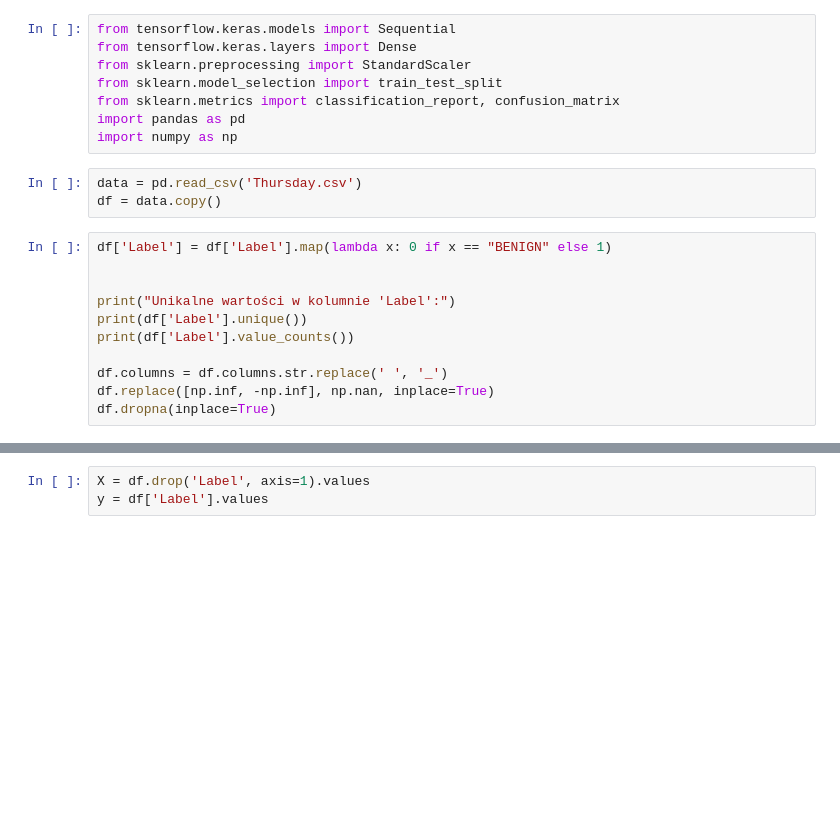
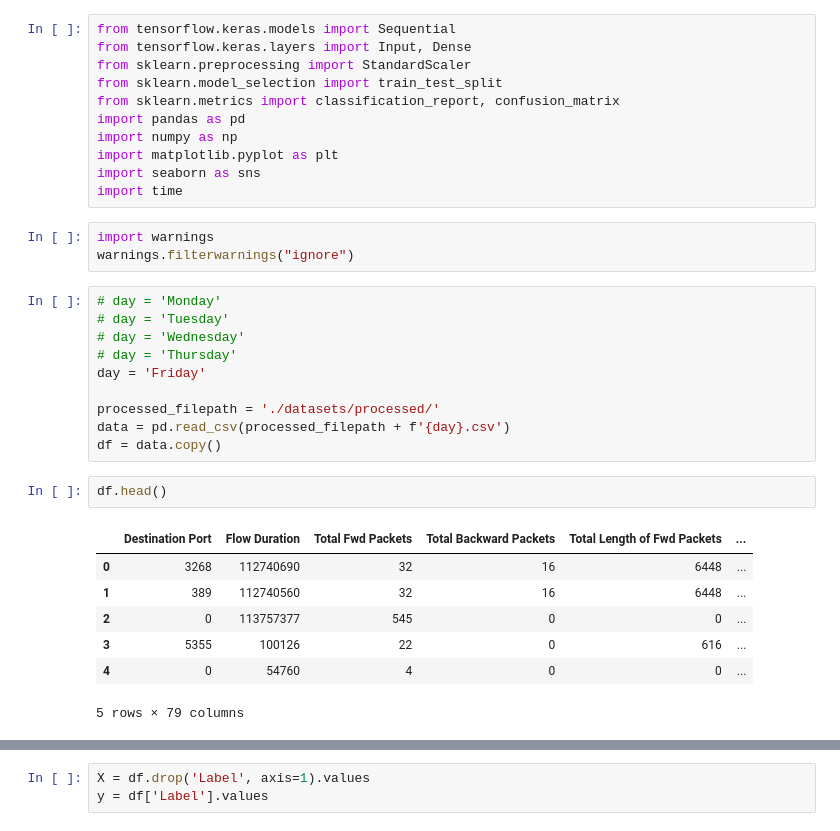
Before and after one commit to PsimonL/PsimonL-Intrusion-Detection-and-Prevention-Masters-s-Thesis, a Jupyter notebook: Algorithms/MLP.ipynb, the cells around one changed output, grey strips where cells are left out. Saved outputs shown, nothing was run; the diff lists cells and outputs as text; blank space fills up the shorter version.

```diff
--- a/Algorithms/MLP.ipynb
+++ b/Algorithms/MLP.ipynb
@@ -1,22 +1,34 @@
 # %%
 from tensorflow.keras.models import Sequential
-from tensorflow.keras.layers import Dense
+from tensorflow.keras.layers import Input, Dense
 from sklearn.preprocessing import StandardScaler
 from sklearn.model_selection import train_test_split
 from sklearn.metrics import classification_report, confusion_matrix
 import pandas as pd
 import numpy as np
+import matplotlib.pyplot as plt
+import seaborn as sns
+import time
-# %%
-data = pd.read_csv('Thursday.csv')
-df = data.copy()
-# %%
-df['Label'] = df['Label'].map(lambda x: 0 if x == "BENIGN" else 1)
-
-
-print("Unikalne wartości w kolumnie 'Label':")
-print(df['Label'].unique())
-print(df['Label'].value_counts())
-
-df.columns = df.columns.str.replace(' ', '_')
-df.replace([np.inf, -np.inf], np.nan, inplace=True)
-df.dropna(inplace=True)
+# %%
+import warnings
+warnings.filterwarnings("ignore")
+# %%
+# day = 'Monday'
+# day = 'Tuesday'
+# day = 'Wednesday'
+# day = 'Thursday'
+day = 'Friday'
+
+processed_filepath = './datasets/processed/'
+data = pd.read_csv(processed_filepath + f'{day}.csv')
+df = data.copy()
+# %%
+df.head()
+# %% [output]
+|  | Destination Port | Flow Duration | Total Fwd Packets | Total Backward Packets | Total Length of Fwd Packets | ... |
+| 0 | 3268 | 112740690 | 32 | 16 | 6448 | ... |
+| 1 | 389 | 112740560 | 32 | 16 | 6448 | ... |
+| 2 | 0 | 113757377 | 545 | 0 | 0 | ... |
+| 3 | 5355 | 100126 | 22 | 0 | 616 | ... |
+| 4 | 0 | 54760 | 4 | 0 | 0 | ... |
+5 rows × 79 columns
```
Also changed, not shown: parts of 8 cells of this notebook, 42 other files.
